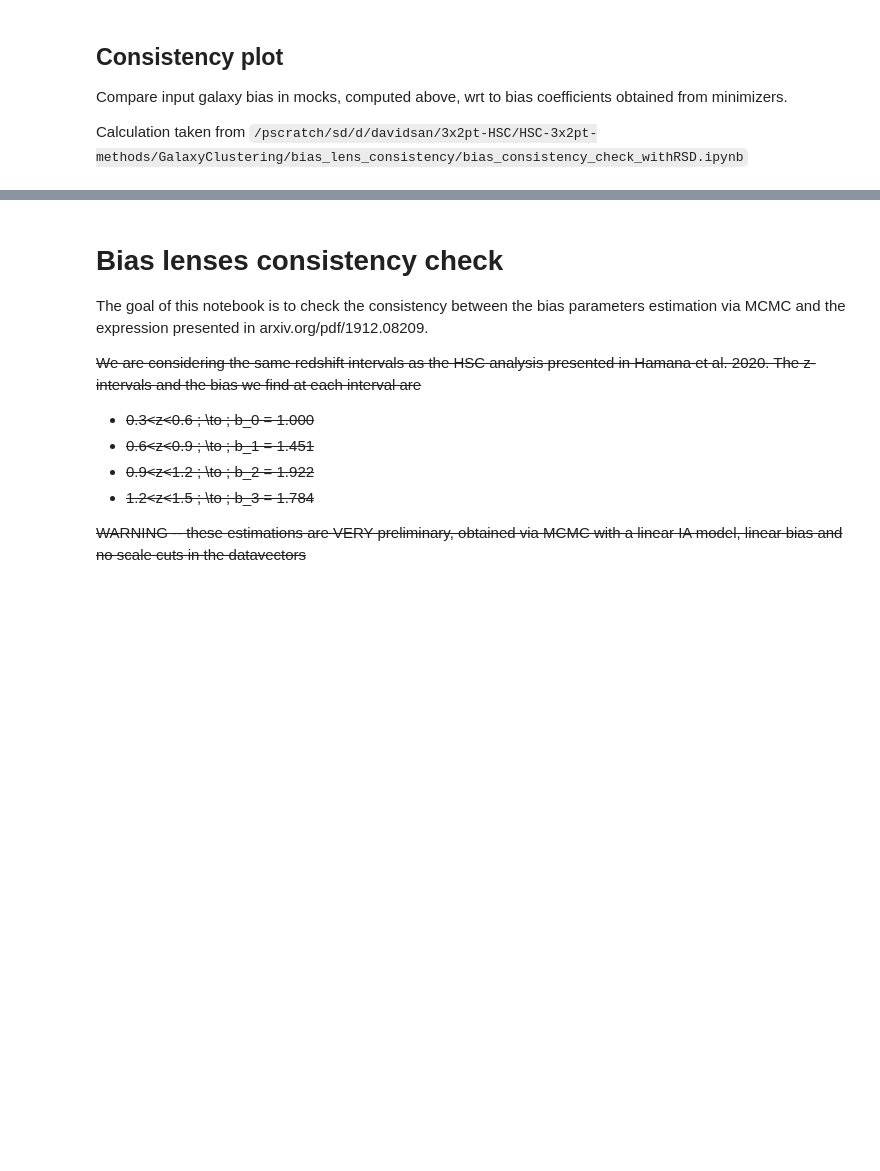
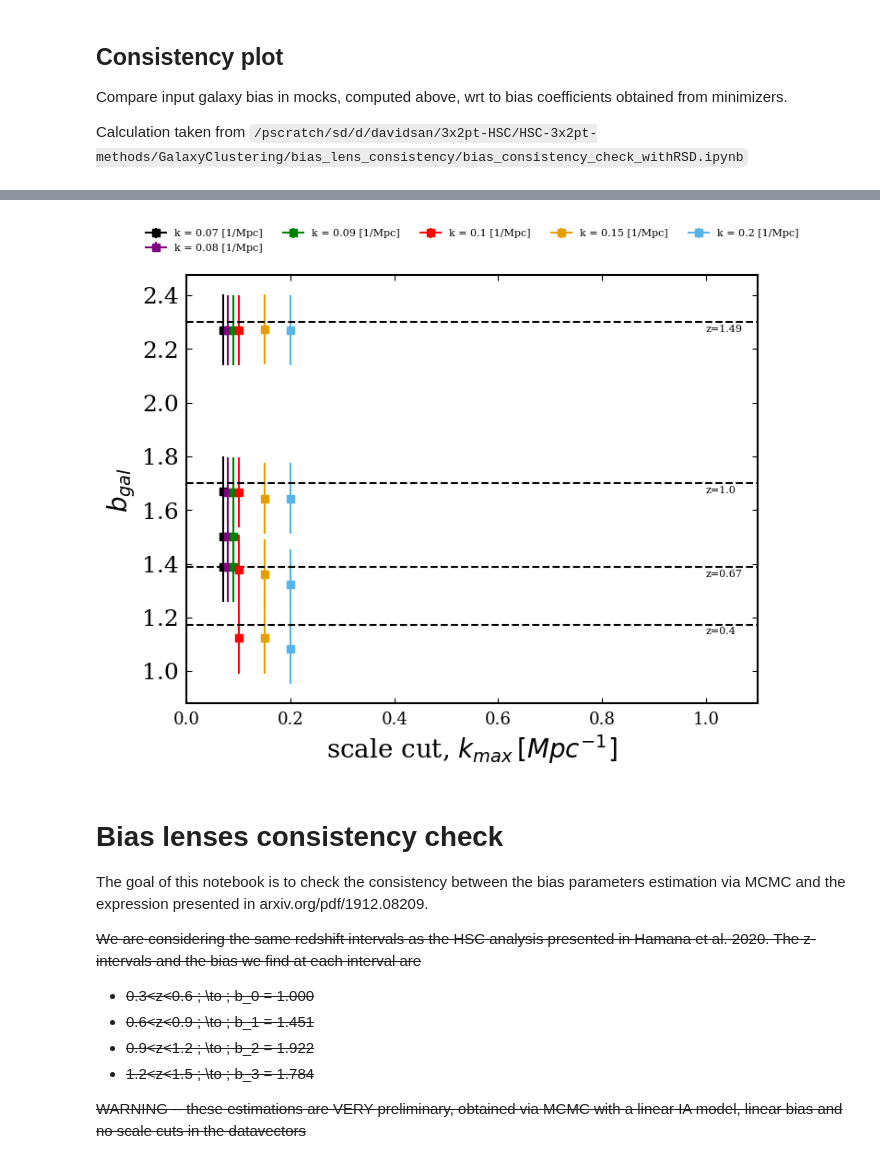
Before and after one commit to davsan06/HSC-PDR1-3x2pt-harmonic-methods, a Jupyter notebook: analysis/NBGalaxyClusteringScaleCuts.ipynb, the cells around one changed output, grey strips where cells are left out. Drawn from its saved outputs; the diff is of its cells as text; code cells hidden in the pictures; blank space fills up the shorter version.

```diff
--- a/analysis/NBGalaxyClusteringScaleCuts.ipynb
+++ b/analysis/NBGalaxyClusteringScaleCuts.ipynb
@@ -1148,3 +1043,56 @@ plt.show()
+# %%
+from matplotlib.colors import ListedColormap
+
+cind = 0
+
+# Data vectors with [0.05, 0.06] have no remaining data points after scale cuts
+kmax_array = np.array([0.07, 0.08, 0.09, 0.1, 0.15, 0.2])#, 0.25, 0.3, 0.4, 0.5, 0.6, 0.7, 0.8, 0.9, 1.0]) #, 1.5])
+
+# Weird recovered galaxy bias coming from not setting nz[z>2.5] = 0.0 !!!
+# zeff = np.array([0.584, 0.774, 1.004, 1.495]) these were the effective redshifts
+# gal_lbias = [1.3132354253451917, 1.4786206734880059, 1.7089655279482314, 2.3121410614338616] and the recovered galaxy bias
+
+# Setting nz[z>2.5] = 0.0
+# zeff = np.array([0.4028431515986678, 0.6691070280332916, 0.9940265246170689, 1.475187333331522])
+# gbias = np.array([1.1736115530352245, 1.3851113022133323, 1.6980851939368058, 2.284952430623374])
+
+for k_max in kmax_array:
+    # Read the minimized galaxy bias
+    bias = scale_cut_bias_dict[k_max]
+    # and its error
+    err = scale_cut_error_dict[k_max] / 15
+    # Define a distance between theoretical values and the ones obtained with the minimizer
+    dist = np.sqrt(sum(el*el for el in np.array(bias) - np.array(gal_lbias)))
+    for i in np.arange(4):
+        if i == 0:
+            plt.errorbar(k_max, bias[i], yerr=err, color=colors[cind], marker='s', label=f'k = {k_max} [1/Mpc]')
+        else:
+            plt.errorbar(k_max, bias[i], yerr=err, color=colors[cind], marker='s')
+
+    cind += 1
+
+for i in np.arange(4):
+    plt.axhline(gal_lbias[i], xmin=0.0, xmax=1.1, ls='--', color='k')
+    plt.text(1.0, gal_lbias[i]-0.035, f'z={np.round(zeff[i],2)}',fontsize=8)
+
+plt.xlim([0.0,1.1])
+plt.xlabel('scale cut, $k_{max}\, [Mpc^{-1}]$',fontsize=20)
+plt.ylabel('$b_{gal}$',fontsize=20)
+plt.legend(bbox_to_anchor=(0.5,1.08),loc='center',ncol=5, frameon=False, fontsize=8)
+
+""" plt.savefig(os.path.join('bias_lenses_scale_cuts_rsd.png'),
+            format='png',
+            dpi=300,
+            bbox_inches='tight')
+
+plt.savefig(os.path.join('bias_lenses_scale_cuts_rsd.pdf'),
+            dpi=300,
+            bbox_inches='tight')  """
+
+plt.show()
+plt.close()
+# %% [output]
+[figure, added]
 # %% [markdown]
 # Bias lenses consistency check
 
```
Also changed, not shown: parts of 20 cells of this notebook.
